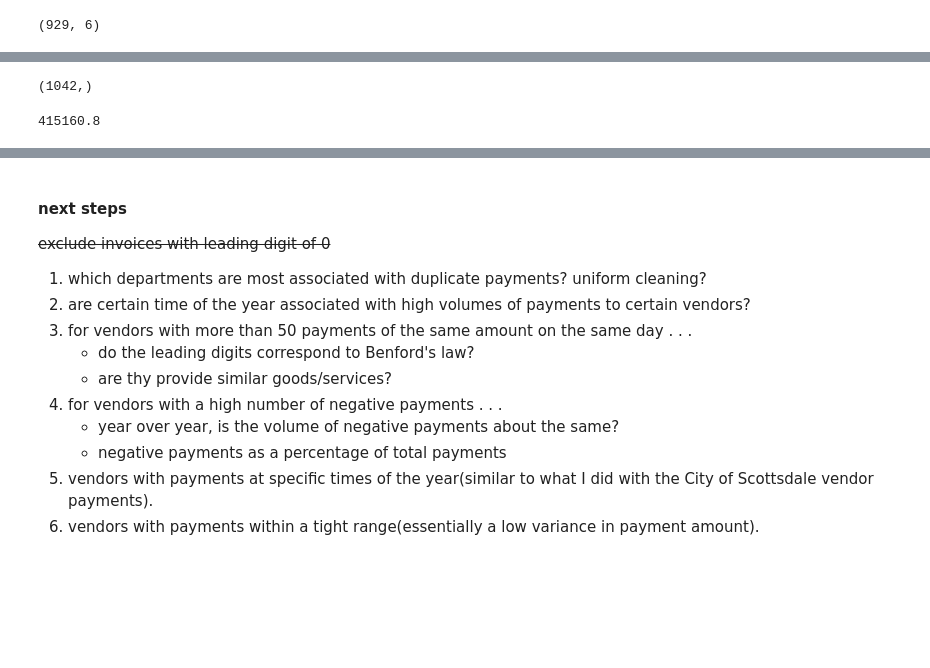
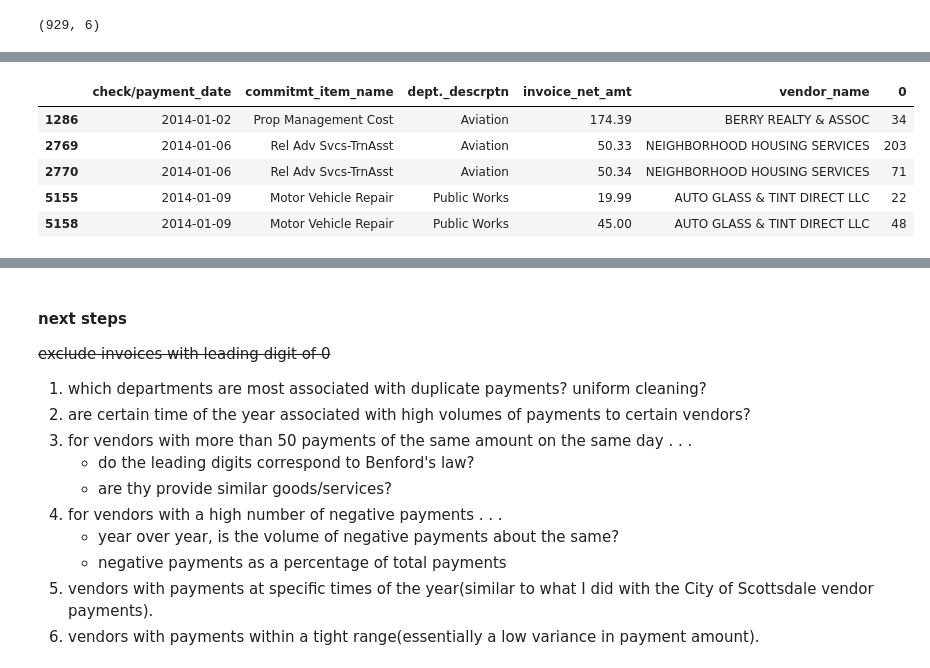
Before and after one commit to mrkjhsn/City-of-Phoenix-Vendor-Payments, a Jupyter notebook: vendor_analysis.ipynb, the cells around one changed output, grey strips where cells are left out. Drawn from its saved outputs; the diff is of its cells as text; code cells hidden in the pictures; blank space fills up the shorter version.

```diff
--- a/vendor_analysis.ipynb
+++ b/vendor_analysis.ipynb
@@ -273,9 +252,11 @@ identical_pay_group[identical_pay_group[0] > 20].head(20)
-# %%
-identical_pay_group[identical_pay_group[0] > 20]['invoice_net_amt'].shape
-# %% [output]
-(1042,)
 # %%
-max(identical_pay_group[identical_pay_group[0] > 20]['invoice_net_amt'])
+# glance at the data
+identical_pay_group[(identical_pay_group[0] > 20) & (identical_pay_group['invoice_net_amt'] < 1000)].head()
 # %% [output]
-415160.8
+|  | check/payment_date | commitmt_item_name | dept._descrptn | invoice_net_amt | vendor_name | 0 |
+| 1286 | 2014-01-02 | Prop Management Cost | Aviation | 174.39 | BERRY REALTY & ASSOC | 34 |
+| 2769 | 2014-01-06 | Rel Adv Svcs-TrnAsst | Aviation | 50.33 | NEIGHBORHOOD HOUSING SERVICES | 203 |
+| 2770 | 2014-01-06 | Rel Adv Svcs-TrnAsst | Aviation | 50.34 | NEIGHBORHOOD HOUSING SERVICES | 71 |
+| 5155 | 2014-01-09 | Motor Vehicle Repair | Public Works | 19.99 | AUTO GLASS & TINT DIRECT LLC | 22 |
+| 5158 | 2014-01-09 | Motor Vehicle Repair | Public Works | 45.00 | AUTO GLASS & TINT DIRECT LLC | 48 |
 # %%
```
Also changed, not shown: parts of 11 cells of this notebook.
